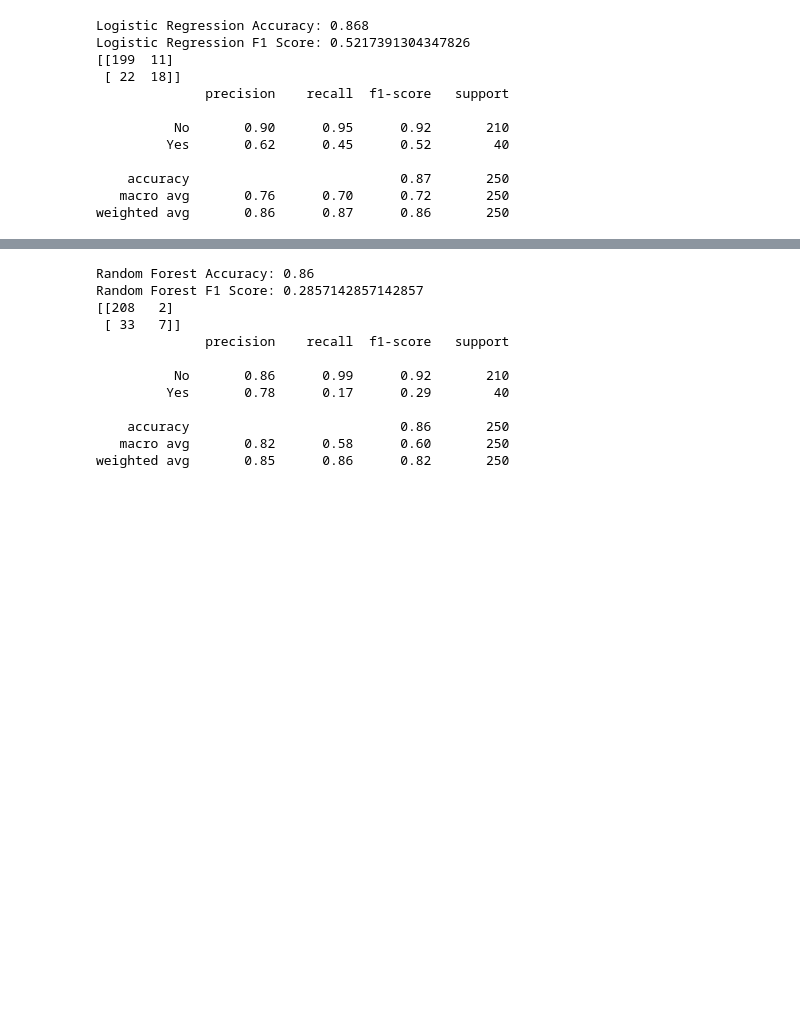
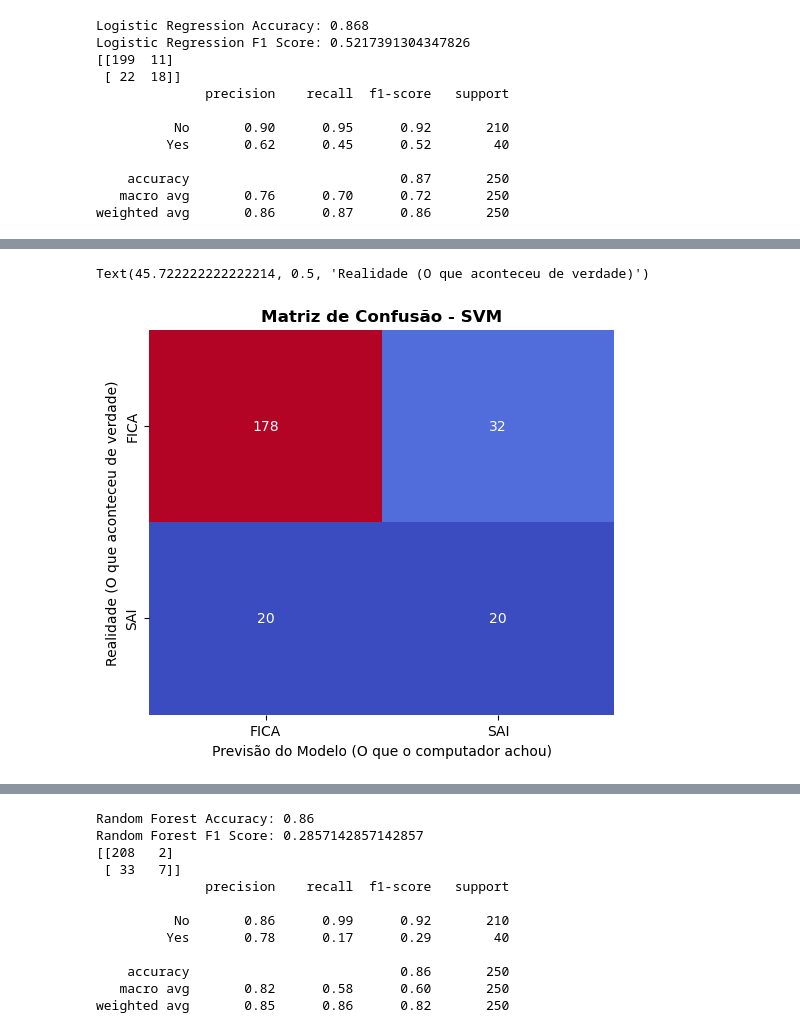
Before and after one commit to Sbum69/employee-ml-project, a Jupyter notebook: notebooks/04_classification_model.ipynb, the cells around one changed output, grey strips where cells are left out. Saved outputs shown, nothing was run; the diff lists cells and outputs as text; code cells hidden in the pictures; blank space fills up the shorter version.

```diff
--- a/notebooks/04_classification_model.ipynb
+++ b/notebooks/04_classification_model.ipynb
@@ -131,0 +176,18 @@ weighted avg       0.86      0.87      0.86       250
+# %%
+
+
+# Calcular a matriz com os números reais
+cm = confusion_matrix(y_test, svm_y_pred)
+
+# Criar o gráfico com fundo branco
+plt.figure(figsize=(6, 5))
+sns.heatmap(cm, annot=True, fmt="d", cmap="coolwarm", cbar=False,
+            xticklabels=["FICA", "SAI"],
+            yticklabels=["FICA", "SAI"])
+
+plt.title("Matriz de Confusão - SVM", fontsize=12, fontweight='bold')
+plt.xlabel("Previsão do Modelo (O que o computador achou)")
+plt.ylabel("Realidade (O que aconteceu de verdade)")
+# %% [output]
+Text(45.722222222222214, 0.5, 'Realidade (O que aconteceu de verdade)')
+[figure, added]
```
Also changed, not shown: parts of 29 cells of this notebook, 1 other file.
